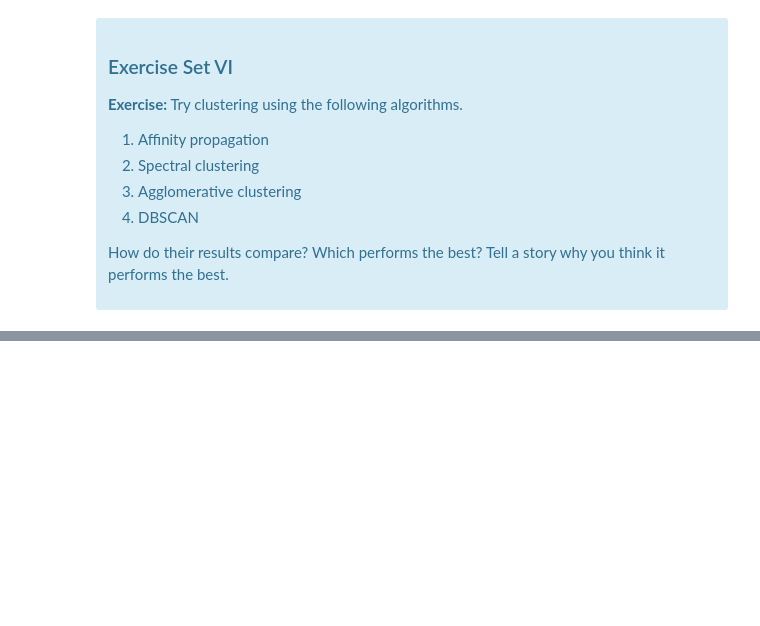
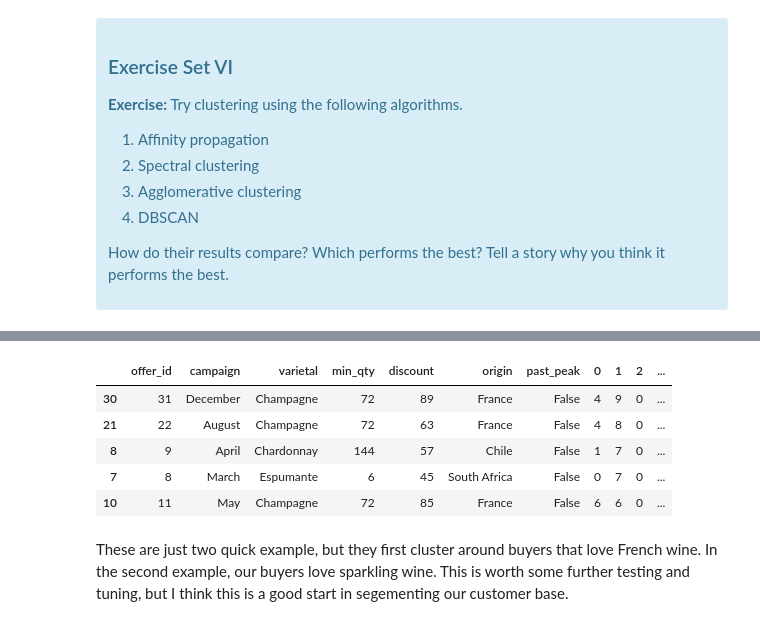
Before and after one commit to BrettlyCD/pca, a Jupyter notebook: Clustering Case Study - Customer Segmentation with K-Means - Tier 3.ipynb, the cells around one changed output, grey strips where cells are left out. Saved outputs shown, nothing was run; the diff lists cells and outputs as text; code cells hidden in the pictures; blank space fills up the shorter version.

```diff
--- a/Clustering Case Study - Customer Segmentation with K-Means - Tier 3.ipynb
+++ b/Clustering Case Study - Customer Segmentation with K-Means - Tier 3.ipynb
@@ -576,0 +665,12 @@ Source: http://scikit-learn.org/stable/modules/clustering.html
+# %%
+#now with cluster 1
+df_offer_clusters.sort_values(by=1, ascending=False).head(5)
+# %% [output]
+|  | offer_id | campaign | varietal | min_qty | discount | origin | past_peak | 0 | 1 | 2 | ... |
+| 30 | 31 | December | Champagne | 72 | 89 | France | False | 4 | 9 | 0 | ... |
+| 21 | 22 | August | Champagne | 72 | 63 | France | False | 4 | 8 | 0 | ... |
+| 8 | 9 | April | Chardonnay | 144 | 57 | Chile | False | 1 | 7 | 0 | ... |
+| 7 | 8 | March | Espumante | 6 | 45 | South Africa | False | 0 | 7 | 0 | ... |
+| 10 | 11 | May | Champagne | 72 | 85 | France | False | 6 | 6 | 0 | ... |
+# %% [markdown]
+These are just two quick example, but they first cluster around buyers that love French wine. In the second example, our buyers love sparkling wine. This is worth some further testing and tuning, but I think this is a good start in segementing our customer base.
```
Also changed, not shown: parts of 17 cells of this notebook.
